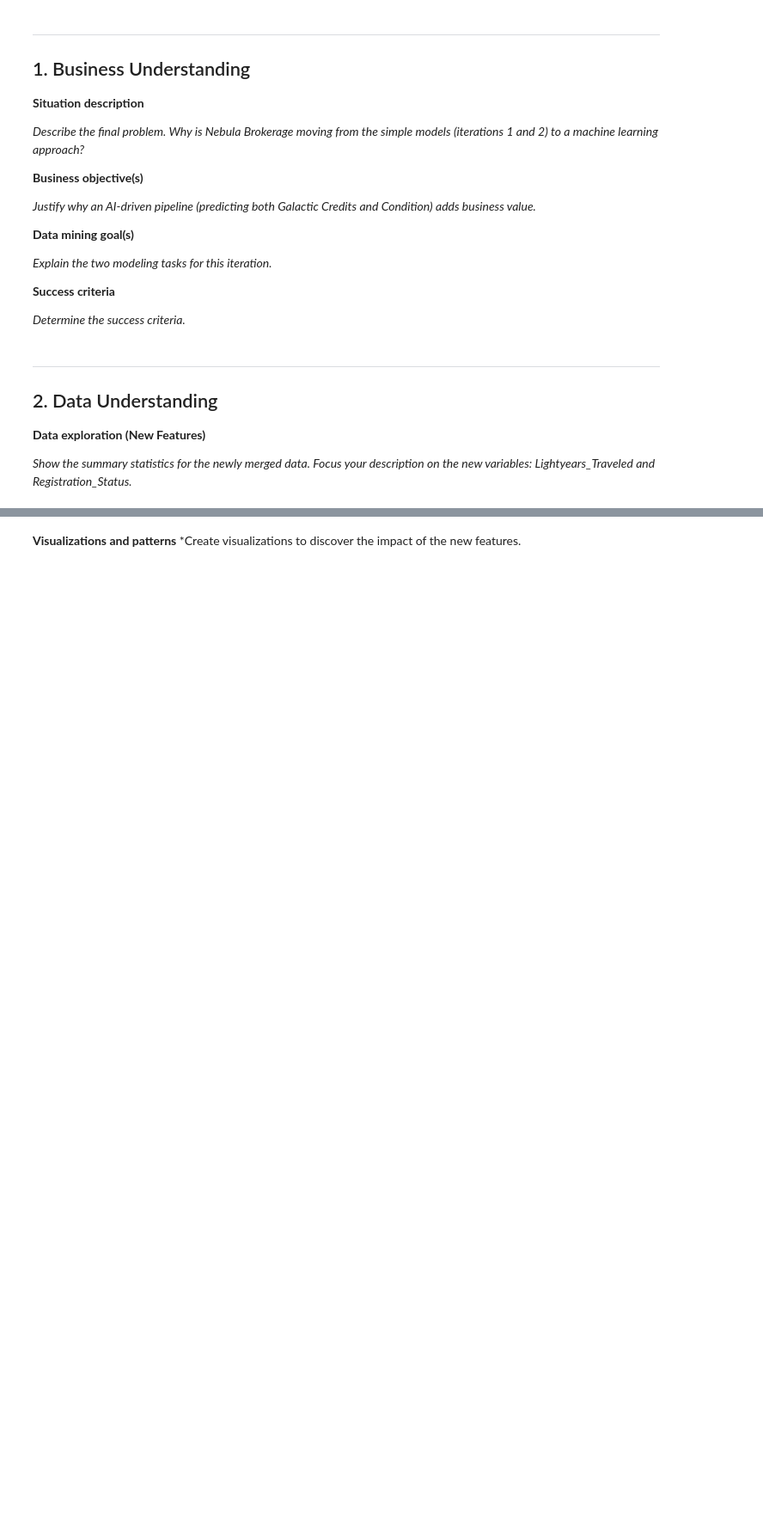
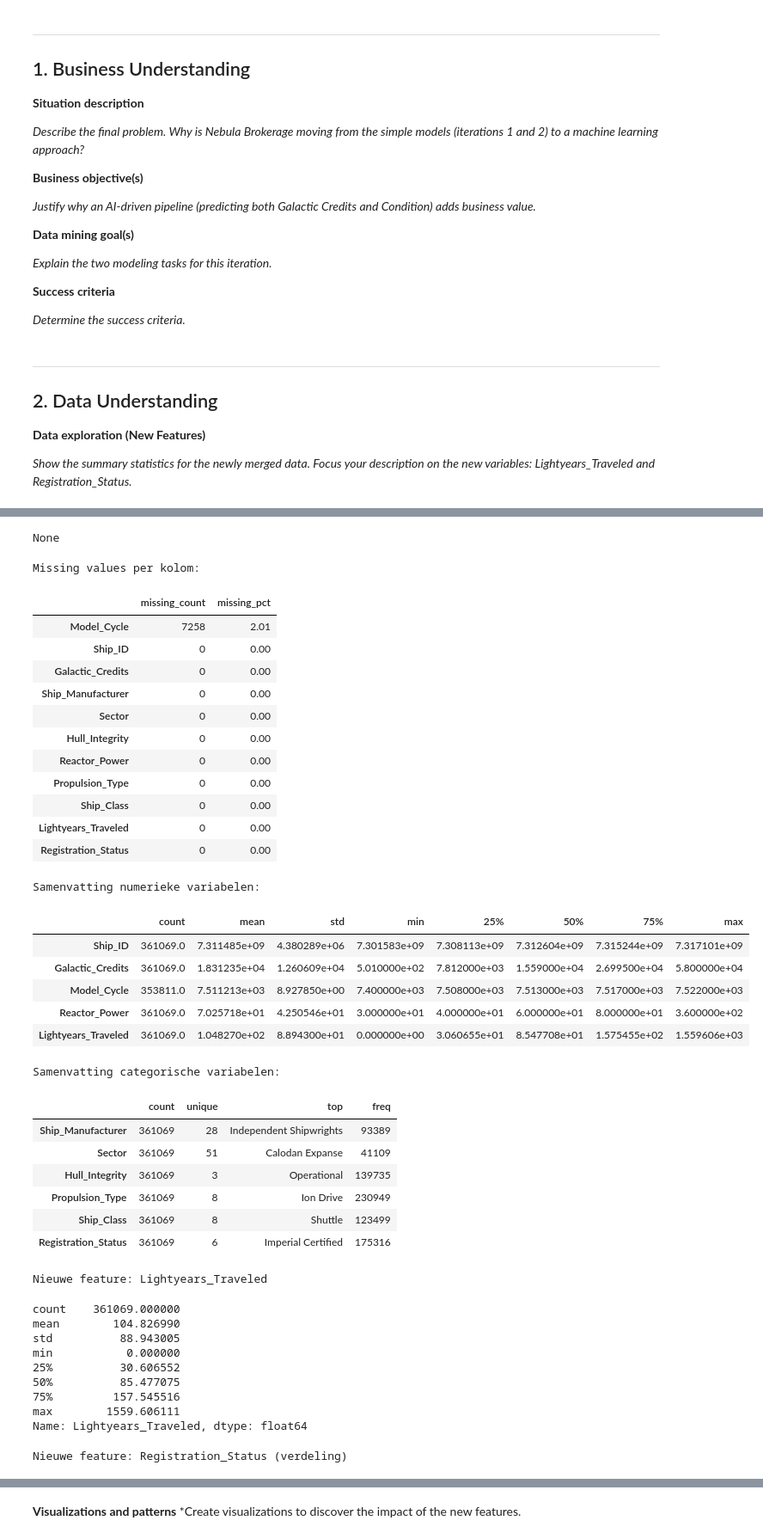
Before and after one commit to AchrafEAE/DDD, a Jupyter notebook: Iteratie3.ipynb, the cells around one changed output, grey strips where cells are left out. Shown at 86% size. Saved outputs shown, nothing was run; the diff lists cells and outputs as text; code cells hidden in the pictures; blank space fills up the shorter version.

```diff
--- a/Iteratie3.ipynb
+++ b/Iteratie3.ipynb
@@ -55,3 +76,35 @@
 *Show the summary statistics for the newly merged data. Focus your description on the new variables: Lightyears_Traveled and Registration_Status.*
 # %%
 # CODE CELL: Show basic statistics and information for the final merged dataset
+# 1) Snelle dataset-check: aantal rijen/kolommen en kolomnamen.
+print("Shape van merged dataset:", df.shape)
+print("\nKolommen:")
+print(list(df.columns))
+
+# 2) Type-informatie en non-null telling per kolom.
+print("\nInfo:")
+display(df.info())
+
+# 3) Overzicht van missende waarden (absolute aantallen + percentages).
+missing_table = pd.DataFrame({
+    "missing_count": df.isna().sum(),
+    "missing_pct": (df.isna().mean() * 100).round(2),
+}).sort_values("missing_count", ascending=False)
+print("\nMissing values per kolom:")
+display(missing_table)
+
+# 4) Beschrijvende statistiek voor numerieke features.
+print("\nSamenvatting numerieke variabelen:")
+display(df.describe(include=[np.number]).T)
+
+# 5) Beschrijvende statistiek voor categorische features.
+print("\nSamenvatting categorische variabelen:")
+display(df.describe(include=["object", "string"]).T)
+
+# 6) Focus op de twee nieuwe features uit Iteratie 3.
+print("\nNieuwe feature: Lightyears_Traveled")
+display(df["Lightyears_Traveled"].describe())
+
+print("\nNieuwe feature: Registration_Status (verdeling)")
+display(df["Registration_Status"].value_counts(dropna=False))
+# %% [output]
@@ -57,0 +128,40 @@
+None
+Missing values per kolom:
+|  | missing_count | missing_pct |
+| Model_Cycle | 7258 | 2.01 |
+| Ship_ID | 0 | 0.00 |
+| Galactic_Credits | 0 | 0.00 |
+| Ship_Manufacturer | 0 | 0.00 |
+| Sector | 0 | 0.00 |
+| Hull_Integrity | 0 | 0.00 |
+| Reactor_Power | 0 | 0.00 |
+| Propulsion_Type | 0 | 0.00 |
+| Ship_Class | 0 | 0.00 |
+| Lightyears_Traveled | 0 | 0.00 |
+| Registration_Status | 0 | 0.00 |
+Samenvatting numerieke variabelen:
+|  | count | mean | std | min | 25% | 50% | 75% | max |
+| Ship_ID | 361069.0 | 7.311485e+09 | 4.380289e+06 | 7.301583e+09 | 7.308113e+09 | 7.312604e+09 | 7.315244e+09 | 7.317101e+09 |
+| Galactic_Credits | 361069.0 | 1.831235e+04 | 1.260609e+04 | 5.010000e+02 | 7.812000e+03 | 1.559000e+04 | 2.699500e+04 | 5.800000e+04 |
+| Model_Cycle | 353811.0 | 7.511213e+03 | 8.927850e+00 | 7.400000e+03 | 7.508000e+03 | 7.513000e+03 | 7.517000e+03 | 7.522000e+03 |
+| Reactor_Power | 361069.0 | 7.025718e+01 | 4.250546e+01 | 3.000000e+01 | 4.000000e+01 | 6.000000e+01 | 8.000000e+01 | 3.600000e+02 |
+| Lightyears_Traveled | 361069.0 | 1.048270e+02 | 8.894300e+01 | 0.000000e+00 | 3.060655e+01 | 8.547708e+01 | 1.575455e+02 | 1.559606e+03 |
+Samenvatting categorische variabelen:
+|  | count | unique | top | freq |
+| Ship_Manufacturer | 361069 | 28 | Independent Shipwrights | 93389 |
+| Sector | 361069 | 51 | Calodan Expanse | 41109 |
+| Hull_Integrity | 361069 | 3 | Operational | 139735 |
+| Propulsion_Type | 361069 | 8 | Ion Drive | 230949 |
+| Ship_Class | 361069 | 8 | Shuttle | 123499 |
+| Registration_Status | 361069 | 6 | Imperial Certified | 175316 |
+Nieuwe feature: Lightyears_Traveled
+count    361069.000000
+mean        104.826990
+std          88.943005
+min           0.000000
+25%          30.606552
+50%          85.477075
+75%         157.545516
+max        1559.606111
+Name: Lightyears_Traveled, dtype: float64
+Nieuwe feature: Registration_Status (verdeling)
```
Also changed, not shown: parts of 4 cells of this notebook, 1 other file.
